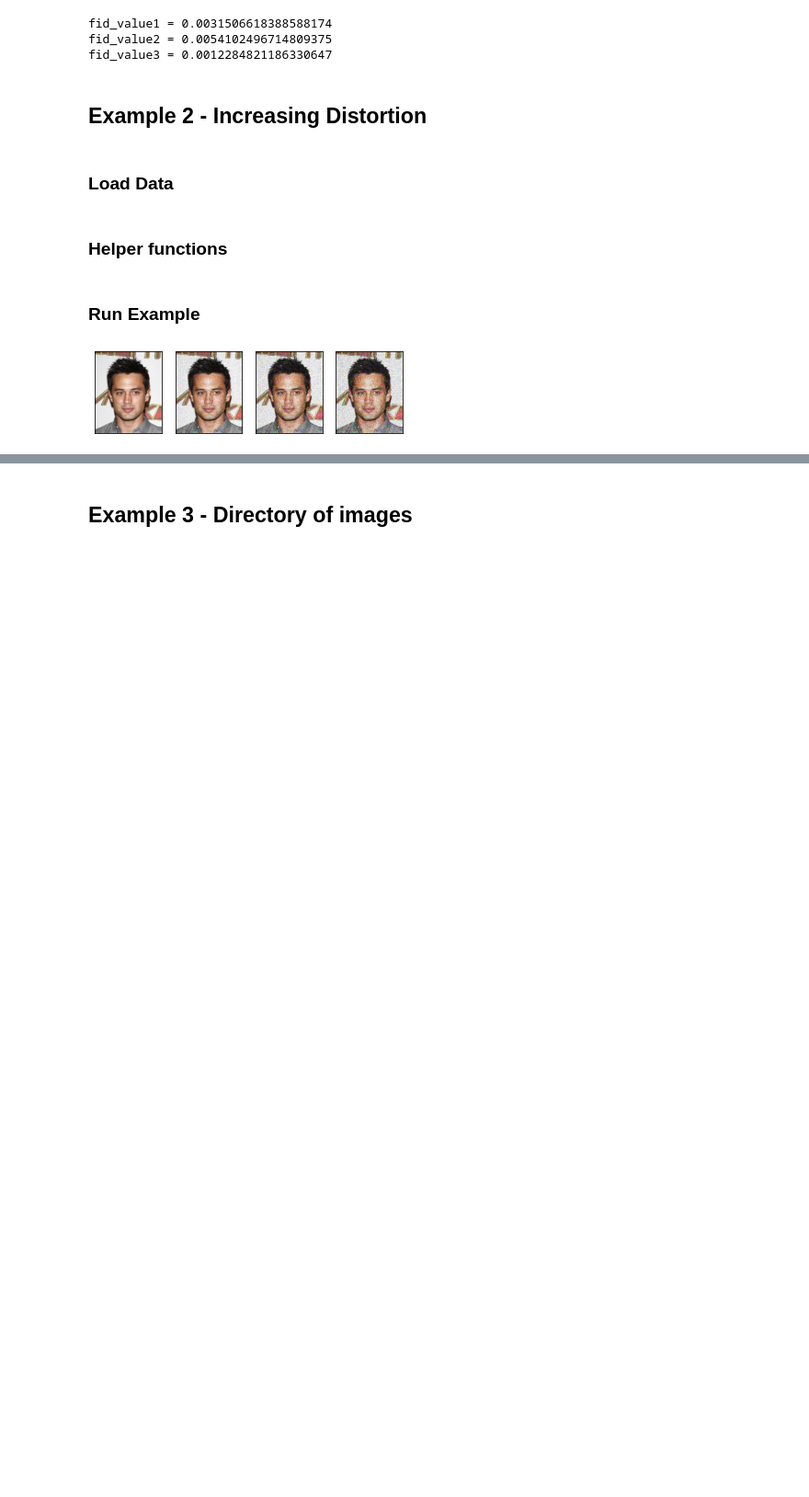
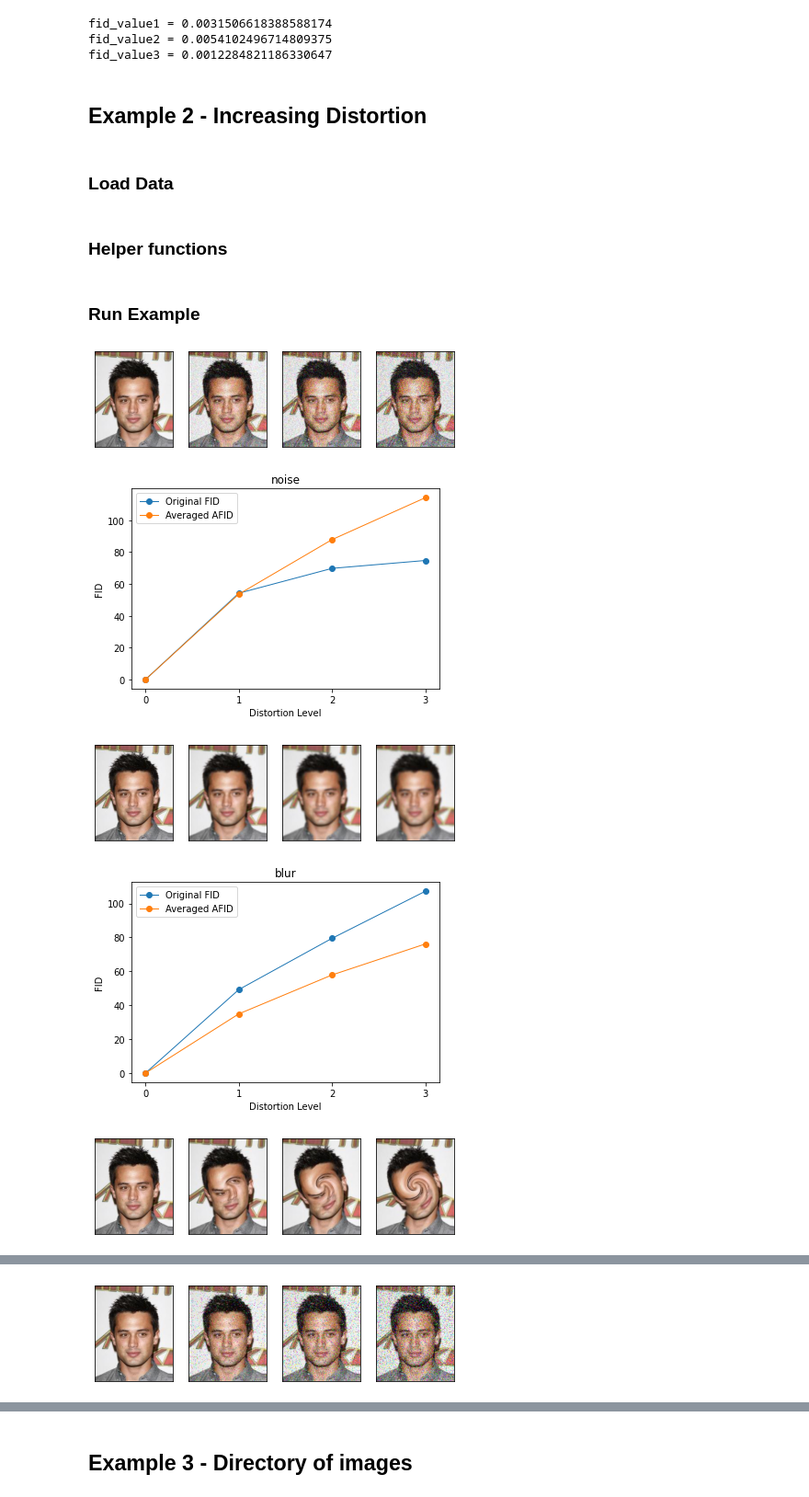
Before and after one commit to ejnunn/GAN-Research, a Jupyter notebook: notebooks/AFID.ipynb, the cells around one changed output, grey strips where cells are left out. Shown: that part at 92% size. Saved outputs shown, nothing was run; the diff lists cells and outputs as text; code cells hidden in the pictures; blank space fills up the shorter version.

Commit message:
Recreated image-graph format from original FID paper.

```diff
--- a/notebooks/AFID.ipynb
+++ b/notebooks/AFID.ipynb
@@ -409,6 +420,6 @@ def distortion_fids(dist_type):
 # %%
 def image_grid_1x4(images):
-  fig, axs = plt.subplots(1,4)
+  fig, axs = plt.subplots(1,4, figsize=(7,7))
 
   for i in range(len(images)):
     img = Image.open(images[i])
@@ -423,5 +434,31 @@ def image_grid_1x4(images):
         labelbottom=False,
         labelleft=False) # labels along the bottom edge are off
   return fig, axs
+# %%
+def afid_plot(fids: np.ndarray, title: str, show_legend: bool=True):
+  '''
+  Creates a single plot of distortion AFID results.
+
+  Returns:
+  '''
+
+  x = [0,1,2,3]
+
+  fig, ax = plt.subplots()
+
+  # original FID score
+  ax.plot(x, fids[:,2], label='Original FID', linewidth=1.0, marker='o')
+
+  # Combined AFID score
+  afid = np.mean(fids, axis=1, dtype=np.float64)
+  ax.plot(x, afid, label='Averaged AFID', linewidth=1.0, marker='o')
+
+  ax.legend()
+  ax.set_xticks(x)
+  ax.set_title(title)
+  ax.set_xlabel(xlabel='Distortion Level')
+  ax.set_ylabel(ylabel='FID')
+
+  return fig, ax
 # %% [markdown]
 ### Run Example
@@ -428,9 +474,14 @@ def image_grid_1x4(images):
 # %%
 basepath = '/content/WarpedFace'
-dist_lvls = range(4)
-dist_type = 'noise'
-warp_images = ['{}/{}/{}/{}{}.jpg'.format(basepath, dist_type, lvl, dist_type, lvl) for lvl in dist_lvls]
+dist_titles = ['noise', 'blur', 'warp', 'sp']
 
-fig, axs = image_grid_1x4(warp_images)
+for title, fids in zip(dist_titles, dist_fids):
+  images = ['{}/{}/{}/{}{}.jpg'.format(basepath, title, lvl, title, lvl) for lvl in range(4)]
+  fig, axs = image_grid_1x4(images)
+  fig, ax = afid_plot(fids, title=title)
 # %% [output]
-[figure, old version]
+[figure, new version]
+[figure, added]
+[figure, added]
+[figure, added]
+[figure, added]
@@ -436,0 +489 @@ fig, axs = image_grid_1x4(warp_images)
+[figure, added]
```
Also changed, not shown: parts of 8 cells of this notebook.
